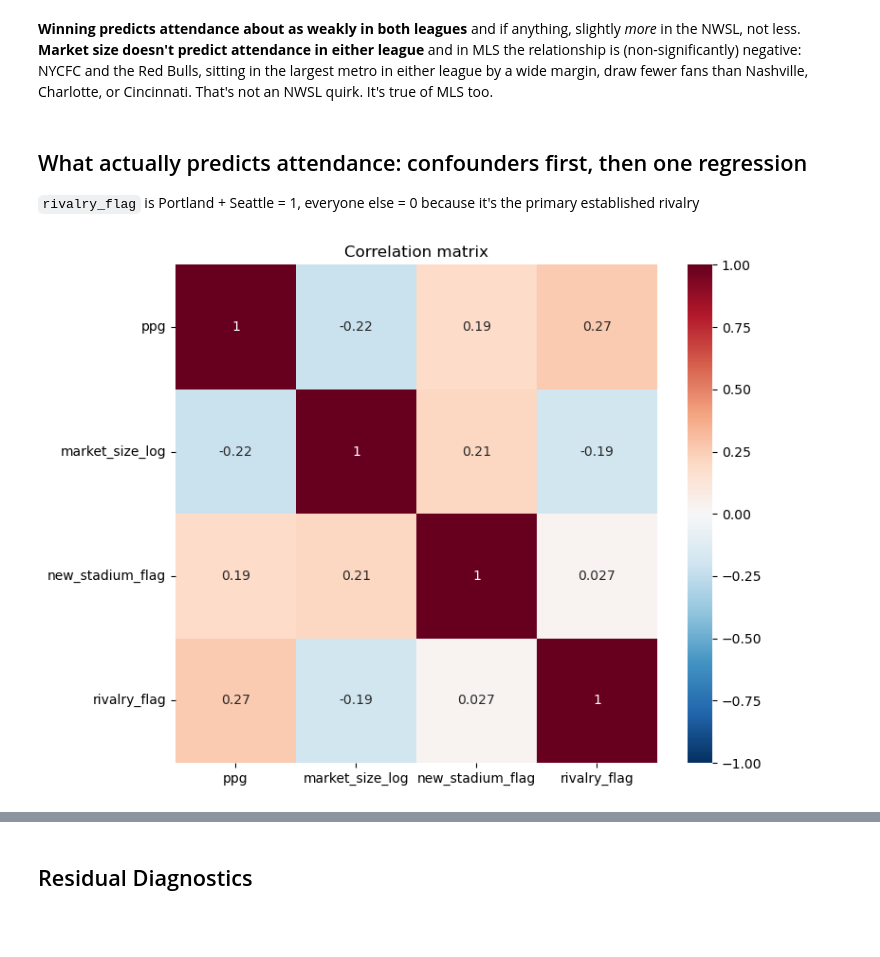
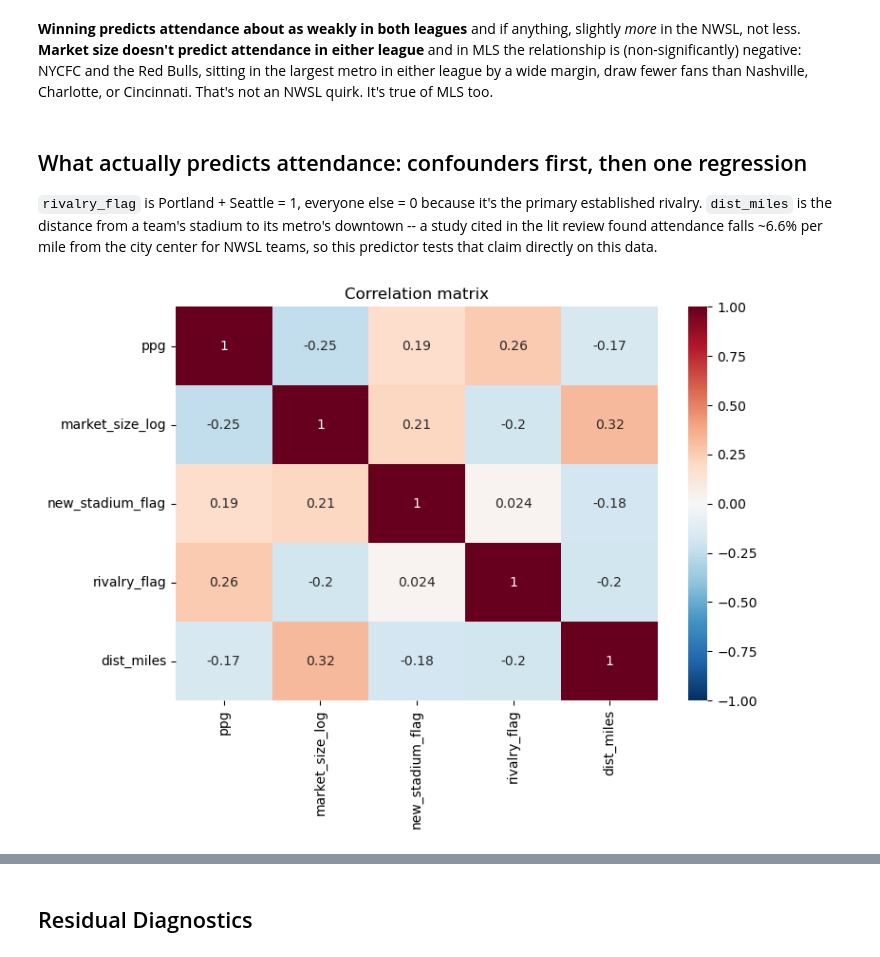
Before and after one commit to isabelpt/nwsl-growth-analysis, a Jupyter notebook: code/03_stadiums_analyze.ipynb, the cells around one changed output, grey strips where cells are left out. Drawn from its saved outputs; the diff is of its cells as text; code cells hidden in the pictures; blank space fills up the shorter version.

```diff
--- a/code/03_stadiums_analyze.ipynb
+++ b/code/03_stadiums_analyze.ipynb
@@ -1130,28 +1102,102 @@ MLS market size vs. attendance: r=-0.192, n=30
 # %% [markdown]
 ## What actually predicts attendance: confounders first, then one regression
 
-`rivalry_flag` is Portland + Seattle = 1, everyone else = 0 because it's the primary established rivalry
+`rivalry_flag` is Portland + Seattle = 1, everyone else = 0 because it's the primary established rivalry. `dist_miles` is the distance from a team's stadium to its metro's downtown -- a study cited in the lit review found attendance falls ~6.6% per mile from the city center for NWSL teams, so this predictor tests that claim directly on this data.
 # %%
 reg_df = success_vs_attendance[["season_name", "team_name", "ppg", "attendance"]].copy()
 
 market_size_by_team = market.set_index("team_name")["log_pop"]
 reg_df["market_size_log"] = reg_df["team_name"].map(market_size_by_team)
 
 # new_stadium_flag: 1 from the season a team moved into its new venue onward
 move_year_by_team = {team: year for team, year, _ in stadium_moves}
 reg_df["new_stadium_flag"] = reg_df.apply(
     lambda r: int(r["team_name"] in move_year_by_team and r["season_name"] >= move_year_by_team[r["team_name"]]),
     axis=1,
 )
 
 # rivalry_flag: only Cascadia (Portland/Seattle)
 reg_df["rivalry_flag"] = reg_df["team_name"].isin(["Portland Thorns FC", "Seattle Reign FC"]).astype(int)
 
-predictors = ["ppg", "market_size_log", "new_stadium_flag", "rivalry_flag"]
+# dist_miles: distance from each team's stadium that season to its metro's downtown.
+# Downtown coordinates are a hand-built lookup (same manual-lookup approach as
+# METRO_POPULATION_MILLIONS above); stadium coordinates come from stadiums.csv, keyed by
+# which venue a team actually played in that season -- so a mid-window move (e.g. Washington
+# Spirit's suburban-to-downtown stadium change) gets the right coordinates on each side of it.
+CITY_CENTER = {
+    "Houston Dash": (29.7604, -95.3698), "Seattle Reign FC": (47.6062, -122.3321),
+    "Chicago Stars FC": (41.8781, -87.6298), "Portland Thorns FC": (45.5152, -122.6784),
+    "Orlando Pride": (28.5384, -81.3789), "Washington Spirit": (38.9072, -77.0369),
+    "NJ/NY Gotham FC": (40.7128, -74.0060), "North Carolina Courage": (35.7796, -78.6382),
+    "Utah Royals FC": (40.7608, -111.8910), "Kansas City Current": (39.0997, -94.5786),
+    "Racing Louisville FC": (38.2527, -85.7585), "San Diego Wave FC": (32.7157, -117.1611),
+    "Angel City FC": (34.0522, -118.2437), "Bay FC": (37.3382, -121.8863),
+}
+
+# (team, first season, last season, stadium lat, stadium lon)
+STADIUM_COORDS = [
+    ("Houston Dash", 2016, 2026, 29.7522, -95.3524),
+    ("Seattle Reign FC", 2016, 2018, 47.6187, -122.3212),
+    ("Seattle Reign FC", 2019, 2021, 47.2383, -122.4976),
+    ("Seattle Reign FC", 2022, 2026, 47.5952, -122.3316),
+    ("Chicago Stars FC", 2016, 2025, 41.7647, -87.8061),
+    ("Portland Thorns FC", 2016, 2026, 45.5214, -122.6917),
+    ("Orlando Pride", 2016, 2016, 28.5389, -81.4028),
+    ("Orlando Pride", 2017, 2026, 28.5411, -81.3893),
+    ("Washington Spirit", 2016, 2019, 39.1528, -77.3136),
+    ("Washington Spirit", 2021, 2026, 38.8683, -77.0122),
+    ("NJ/NY Gotham FC", 2016, 2019, 40.5185, -74.4637),
+    ("NJ/NY Gotham FC", 2021, 2026, 40.7367, -74.1503),
+    ("North Carolina Courage", 2017, 2026, 35.7869, -78.7550),
+    ("Utah Royals FC", 2018, 2026, 40.5829, -111.8932),
+    ("Kansas City Current", 2022, 2023, 39.1214, -94.8210),
+    ("Kansas City Current", 2024, 2026, 39.1194, -94.5666),
+    ("Racing Louisville FC", 2021, 2026, 38.2503, -85.7034),
+    ("San Diego Wave FC", 2022, 2022, 32.7972, -117.1708),
+    ("San Diego Wave FC", 2023, 2026, 32.7842, -117.1224),
+    ("Angel City FC", 2022, 2026, 34.0130, -118.2850),
+    ("Bay FC", 2024, 2026, 37.3514, -121.9250),
+]
+
+
+def haversine_miles(lat1, lon1, lat2, lon2):
+    """Great-circle distance in miles between two lat/lon points."""
+    R = 3958.8
+    lat1, lon1, lat2, lon2 = map(np.radians, [lat1, lon1, lat2, lon2])
+    dlat, dlon = lat2 - lat1, lon2 - lon1
+    a = np.sin(dlat / 2) ** 2 + np.cos(lat1) * np.cos(lat2) * np.sin(dlon / 2) ** 2
+    return 2 * R * np.arcsin(np.sqrt(a))
+
+
+def lookup_stadium_coords(team, season):
+    for t, y0, y1, lat, lon in STADIUM_COORDS:
+        if t == team and y0 <= season <= y1:
+            return lat, lon
+    return np.nan, np.nan
+
+
+stad_coords = reg_df.apply(lambda r: lookup_stadium_coords(r["team_name"], r["season_name"]), axis=1)
+reg_df["stad_lat"] = [c[0] for c in stad_coords]
+reg_df["stad_lon"] = [c[1] for c in stad_coords]
+reg_df["center_lat"] = reg_df["team_name"].map(lambda t: CITY_CENTER.get(t, (np.nan, np.nan))[0])
+reg_df["center_lon"] = reg_df["team_name"].map(lambda t: CITY_CENTER.get(t, (np.nan, np.nan))[1])
+reg_df["dist_miles"] = haversine_miles(reg_df["stad_lat"], reg_df["stad_lon"], reg_df["center_lat"], reg_df["center_lon"])
+
+# one team-season (KC Current, 2021) played on a temporary field with no reliable coordinates
+reg_df = reg_df.dropna(subset=["dist_miles"]).reset_index(drop=True)
+
+# log(attendance) as the outcome from here on: lets dist_miles -- and every other coefficient --
+# read as a %-change, which is what the lit-review comparison needs, and also keeps predicted
+# attendance from ever going negative
+reg_df["log_attendance"] = np.log(reg_df["attendance"])
+
+predictors = ["ppg", "market_size_log", "new_stadium_flag", "rivalry_flag", "dist_miles"]
+corr_matrix = reg_df[predictors].corr()
+
 plt.figure(figsize=(8, 6))
 sns.heatmap(corr_matrix, annot=True, cmap="RdBu_r", center=0, vmin=-1, vmax=1)
 plt.title("Correlation matrix")
 plt.tight_layout()
 # %% [output]
-[figure, old version]
+[figure, new version]
 # %% [markdown]
```
Also changed, not shown: parts of 22 cells of this notebook, 5 other files.
